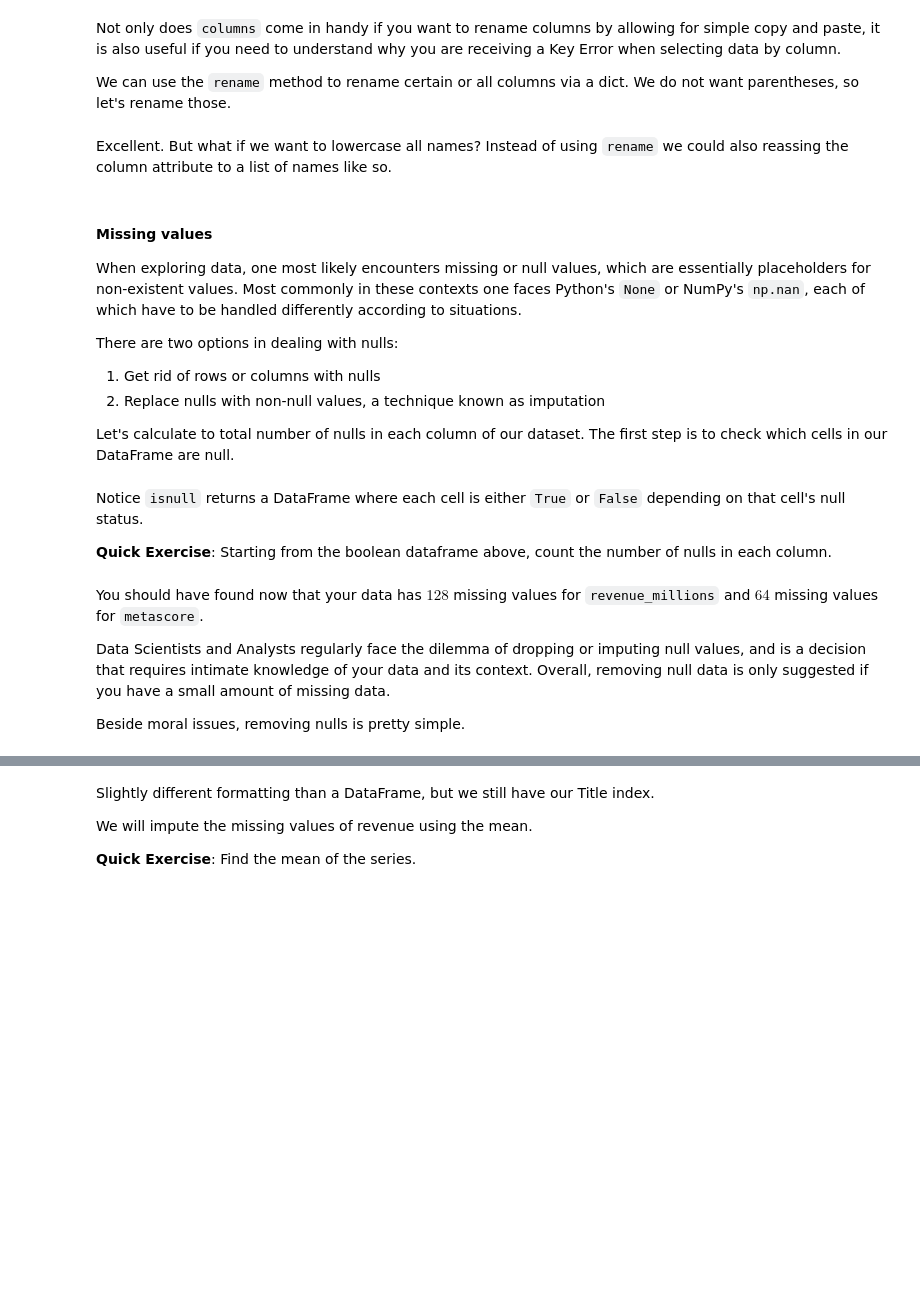
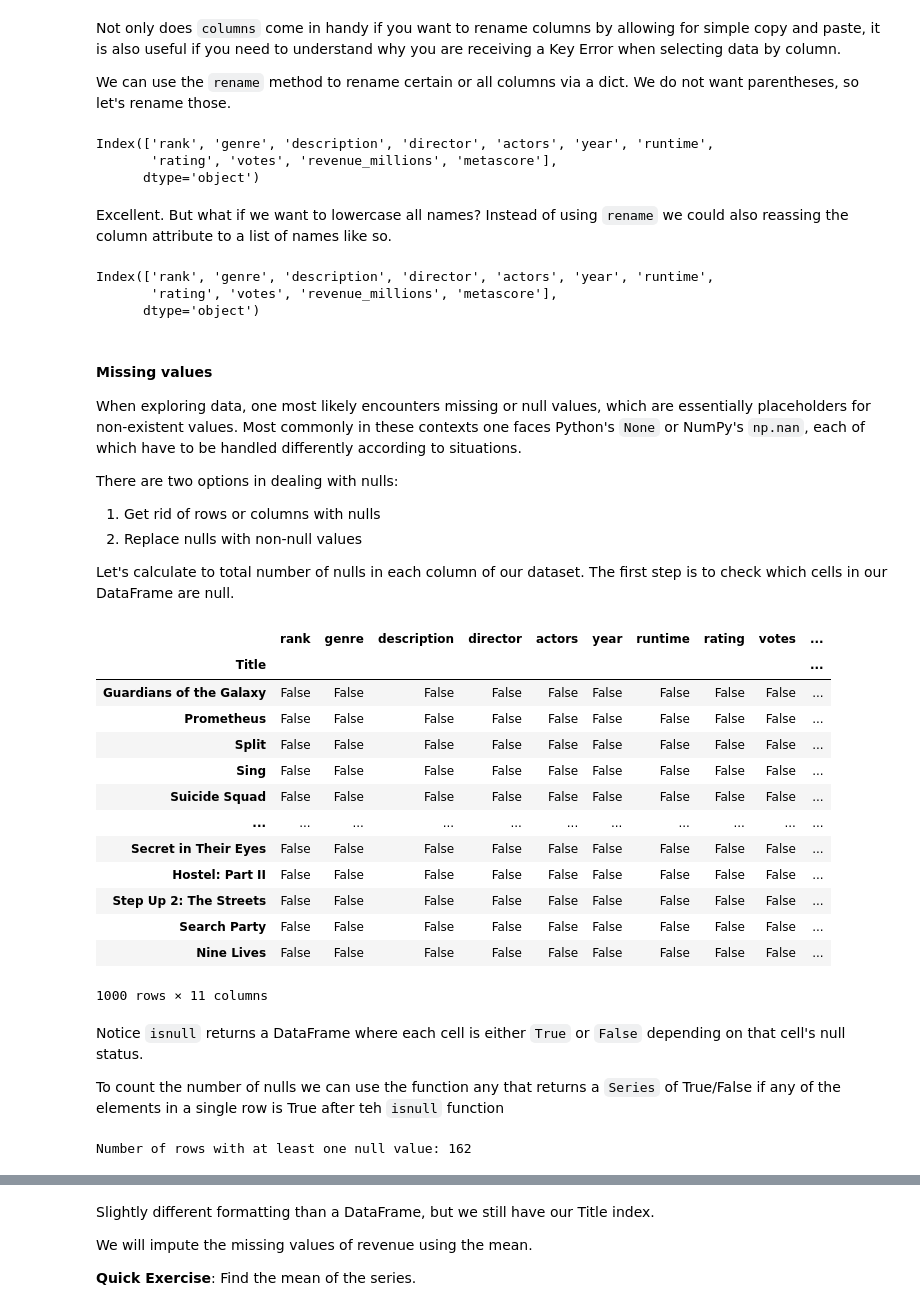
Before and after one commit to Lenakeiz/ICN_Programming_Course, a Jupyter notebook: pandas_tutorial.ipynb, the cells around one changed output, grey strips where cells are left out. Drawn from its saved outputs; the diff is of its cells as text; code cells hidden in the pictures; blank space fills up the shorter version.

```diff
--- a/pandas_tutorial.ipynb
+++ b/pandas_tutorial.ipynb
@@ -789,21 +693,25 @@ Not only does `columns` come in handy if you want to rename columns by allowing
 
 We can use the `rename` method to rename certain or all columns via a dict. We do not want parentheses, so let's rename those.
 # %%
-df = df.rename(columns={
+df_movies = df_movies.rename(columns={
     'Runtime (Minutes)': 'Runtime',
     'Revenue (Millions)': 'Revenue_millions'
 })
-
-
-df.columns
+df_movies.columns
+# %% [output]
+Index(['rank', 'genre', 'description', 'director', 'actors', 'year', 'runtime',
+       'rating', 'votes', 'revenue_millions', 'metascore'],
+      dtype='object')
 # %% [markdown]
 Excellent. But what if we want to lowercase all names?
 Instead of using `rename` we could also reassing the column attribute to a list of names like so.
 # %%
-df.columns = [col.lower() for col in df]
-
-
-df.columns
+df_movies.columns = [col.lower() for col in df_movies]
+df_movies.columns
+# %% [output]
+Index(['rank', 'genre', 'description', 'director', 'actors', 'year', 'runtime',
+       'rating', 'votes', 'revenue_millions', 'metascore'],
+      dtype='object')
 # %% [markdown]
 #### Missing values
 
@@ -813,12 +721,27 @@ Most commonly in these contexts one faces Python's `None` or NumPy's `np.nan`, e
 There are two options in dealing with nulls:
 
 1. Get rid of rows or columns with nulls
-2. Replace nulls with non-null values, a technique known as imputation
+2. Replace nulls with non-null values
 
 Let's calculate to total number of nulls in each column of our dataset. The first step is to check which cells in our DataFrame are null.
 # %%
-df.isnull()
+df_movies.isnull()
+# %% [output]
+|  | rank | genre | description | director | actors | year | runtime | rating | votes | ... |
+| Title |  |  |  |  |  |  |  |  |  | ... |
+| Guardians of the Galaxy | False | False | False | False | False | False | False | False | False | ... |
+| Prometheus | False | False | False | False | False | False | False | False | False | ... |
+| Split | False | False | False | False | False | False | False | False | False | ... |
+| Sing | False | False | False | False | False | False | False | False | False | ... |
+| Suicide Squad | False | False | False | False | False | False | False | False | False | ... |
+| ... | ... | ... | ... | ... | ... | ... | ... | ... | ... | ... |
+| Secret in Their Eyes | False | False | False | False | False | False | False | False | False | ... |
+| Hostel: Part II | False | False | False | False | False | False | False | False | False | ... |
+| Step Up 2: The Streets | False | False | False | False | False | False | False | False | False | ... |
+| Search Party | False | False | False | False | False | False | False | False | False | ... |
+| Nine Lives | False | False | False | False | False | False | False | False | False | ... |
+1000 rows × 11 columns
 # %% [markdown]
 Notice `isnull` returns a DataFrame where each cell is either `True` or `False` depending on that cell's null status.
 
-__Quick Exercise__: Starting from the boolean dataframe above, count the number of nulls in each column.
+To count the number of nulls we can use the function any that returns a `Series` of True/False if any of the elements in a single row is True after teh `isnull` function
@@ -829,7 +748,5 @@ print(f"The result series with a count of null values per column. \n {result_ser
-# %% [markdown]
-You should have found now that your data has $128$ missing values for `revenue_millions` and $64$ missing values for `metascore`.
-
-Data Scientists and Analysts regularly face the dilemma of dropping or imputing null values, and is a decision that requires intimate knowledge of your data and its context.
-Overall, removing null data is only suggested if you have a small amount of missing data.
-
-Beside moral issues, removing nulls is pretty simple.
+# %%
+num_null_rows = df_movies.isnull().any(axis=1).sum()
+print("Number of rows with at least one null value:", num_null_rows)
+# %% [output]
+Number of rows with at least one null value: 162
```
Also changed, not shown: parts of 52 cells of this notebook.
